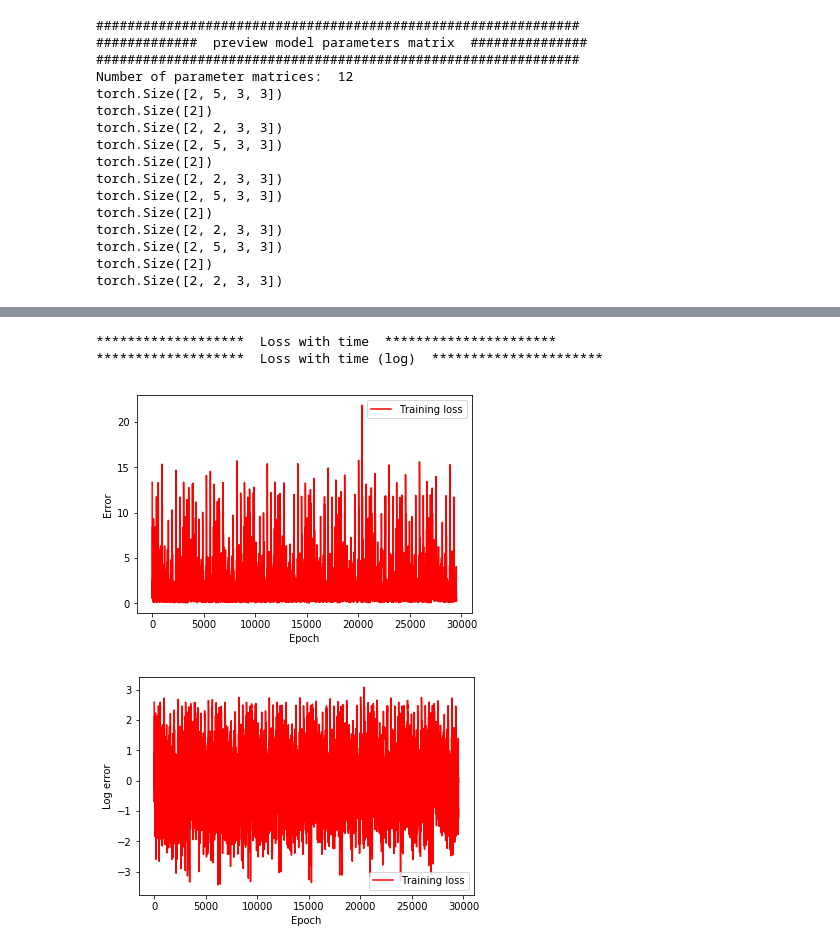
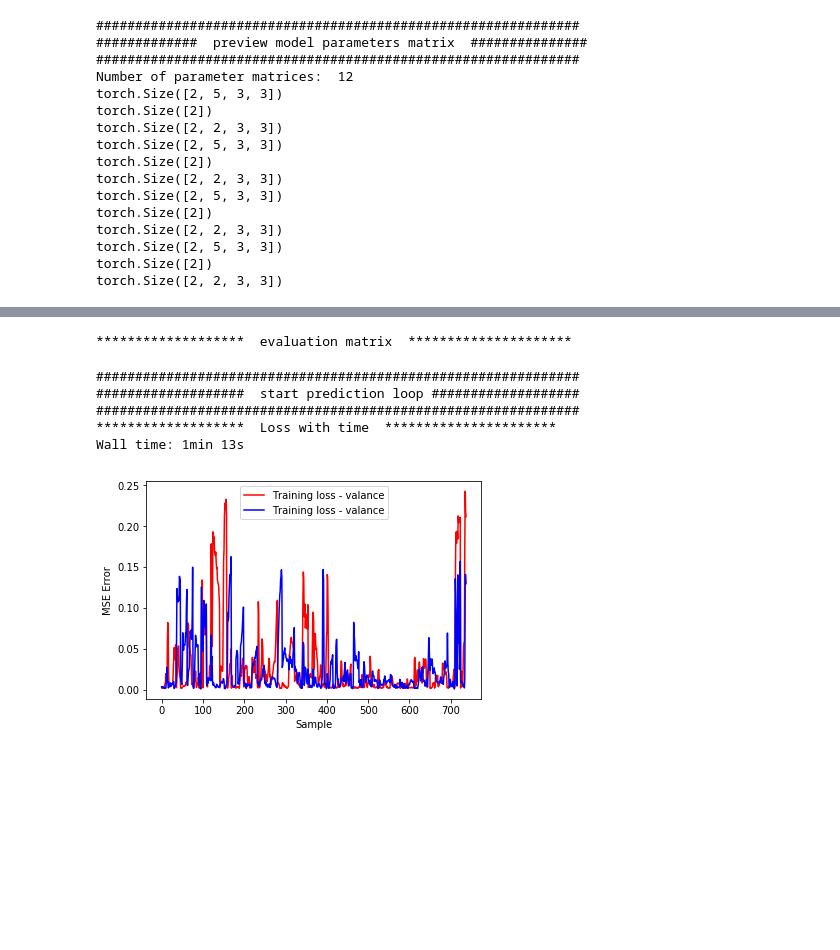
Before and after one commit to geek-yang/NEmo, a Jupyter notebook: deepEmotion/ConvLSTM_emotion_predict.ipynb, the cells around one changed output, grey strips where cells are left out. Cells and saved outputs as stored; diff of their text form; code cells hidden in the pictures; blank space fills up the shorter version.

```diff
--- a/deepEmotion/ConvLSTM_emotion_predict.ipynb
+++ b/deepEmotion/ConvLSTM_emotion_predict.ipynb
@@ -54,6 +55,7 @@ https://www.analyticsindiamag.com/deep-learning-tensorflow-benchmark-intel-i5-42
 # please specify data path
 datapath = 'C:\\Users\\nosta\\ConvLSTM_emotion\\Data_CASE'
 output_path = 'C:\\Users\\nosta\\ConvLSTM_emotion\\results'
+model_path = 'C:\\Users\\nosta\\ConvLSTM_emotion\\models'
 # %%
 if __name__=="__main__":
     print ('*********************** extract variables *************************')
@@ -187,11 +191,11 @@ Is CUDA available? True
     print ('*******************  load exsited LSTM model  *********************')
     # load model parameters
     model = dlacs.ConvLSTM.ConvLSTM(input_channels, hidden_channels, kernel_size).to(device)
-    model.load_state_dict(torch.load(os.path.join(output_path, 'convlstm_emotion_hl_1_kernel_3_lr_0.01_epoch_500_validSIC.pkl'),
+    model.load_state_dict(torch.load(os.path.join(model_path, 'convlstm_emotion_hl_1_kernel_3_lr_0.01_epoch_10_mini_64_validSIC.pkl'),
                                      map_location=device))
     #model = torch.load(os.path.join(output_path, 'Barents','convlstm_emotion_hl_1_kernel_3_lr_0.01_epoch_500_validSIC.pkl'))
     print(model)
     # check the sequence length (dimension in need for post-processing)
-    _, sequence_len, height, width = sample_1_norm.shape
+    _, sequence_len, height, width = sample_1.shape
 # %% [output]
 *******************  load exsited LSTM model  *********************
@@ -361,28 +264,3 @@ KeyboardInterrupt:
-# %%
-    #################################################################################
-    ###########                 after training statistics                 ###########
-    #################################################################################
-    print ("*******************  Loss with time  **********************")
-    fig00 = plt.figure()
-    plt.plot(hist, 'r', label="Training loss")
-    plt.xlabel('Epoch')
-    plt.ylabel('Error')
-    plt.legend()
-    fig00.savefig(os.path.join(output_path,'ConvLSTM_train_error.png'),dpi=150)
-
-    print ("*******************  Loss with time (log)  **********************")
-    fig01 = plt.figure()
-    plt.plot(np.log(hist), 'r', label="Training loss")
-    plt.xlabel('Epoch')
-    plt.ylabel('Log error')
-    plt.legend()
-    plt.show()
-    fig01.savefig(os.path.join(output_path,'ConvLSTM_train_log_error.png'),dpi=150)
-# %% [output]
-*******************  Loss with time  **********************
-*******************  Loss with time (log)  **********************
-[figure, removed]
-[figure, removed]
 # %%
     print ('*******************  evaluation matrix  *********************')
     # The prediction will be evaluated through RMSE against climatology
@@ -418,34 +296,61 @@ KeyboardInterrupt:
         """
         Calculate the MSE. x is input series and y is reference series.
         """
+        mse = np.mean((x-y)**2)
+
+        return mse
+# %% [output]
+*******************  evaluation matrix  *********************
 # %%
     %%time
     #################################################################################
     ########                           prediction                            ########
     #################################################################################
     print('##############################################################')
     print('###################  start prediction loop ###################')
     print('##############################################################')
     # forecast array
     pred_valance = np.zeros((test_len, series_len, y_dim, x_dim),dtype=float)
     pred_arousal = np.zeros((test_len, series_len, y_dim, x_dim),dtype=float)
+    # calculate loss for each sample
+    hist_valance = np.zeros(test_len)
+    hist_arousal = np.zeros(test_len)
     for n in range(test_len):
         # Clear stored gradient
         model.zero_grad()
         for timestep in range(sequence_len):
-            x_input = np.stack((sample_1_norm[batch_size-test_len+n,sequence_len,:,:],
-                                sample_2_norm[batch_size-test_len+n,sequence_len,:,:],
-                                sample_3_norm[batch_size-test_len+n,sequence_len,:,:],
-                                sample_4_norm[batch_size-test_len+n,sequence_len,:,:],
-                                sample_5_norm[batch_size-test_len+n,sequence_len,:,:]))
+            x_input = np.stack((sample_1[-test_len+n,timestep,:,:],
+                                sample_2[-test_len+n,timestep,:,:],
+                                sample_3[-test_len+n,timestep,:,:],
+                                sample_4[-test_len+n,timestep,:,:],
+                                sample_5[-test_len+n,timestep,:,:]))
             x_var_pred = torch.autograd.Variable(torch.Tensor(x_input).view(-1,input_channels,height,width),
                                                  requires_grad=False).to(device)
             # make prediction
             last_pred, _ = model(x_var_pred, timestep)
             # GPU data should be transferred to CPU
             pred_valance[n,timestep,:,:] = last_pred[0,0,:,:].cpu().data.numpy()
             pred_arousal[n,timestep,:,:] = last_pred[0,1,:,:].cpu().data.numpy()
+        # compute the error for each sample
+        hist_valance[n] = MSE(label_c_valance_norm[-test_len+n,:,:,:], pred_valance[n,:,:,:])
+        hist_arousal[n] = MSE(label_c_arousal_norm[-test_len+n,:,:,:], pred_arousal[n,:,:,:])
 
     # save prediction as npz file
-    np.savez_compressed(os.path.koin(output_path,'ConvLSTM_emotion_pred.npz'),
+    np.savez_compressed(os.path.join(output_path,'ConvLSTM_emotion_pred.npz'),
                         valance=pred_valance, arousal=pred_arousal)
+    # plot the error
+    print ("*******************  Loss with time  **********************")
+    fig00 = plt.figure()
+    plt.plot(hist_valance, 'r', label="Training loss - valance")
+    plt.plot(hist_arousal, 'b', label="Training loss - arousal")
+    plt.xlabel('Sample')
+    plt.ylabel('MSE Error')
+    plt.legend()
+    fig00.savefig(os.path.join(output_path,'ConvLSTM_pred_mse_error.png'),dpi=150)
+# %% [output]
+##############################################################
+###################  start prediction loop ###################
+##############################################################
+*******************  Loss with time  **********************
+Wall time: 1min 13s
+[figure, added]
```
Also changed, not shown: parts of 9 cells of this notebook, 1 other file.
